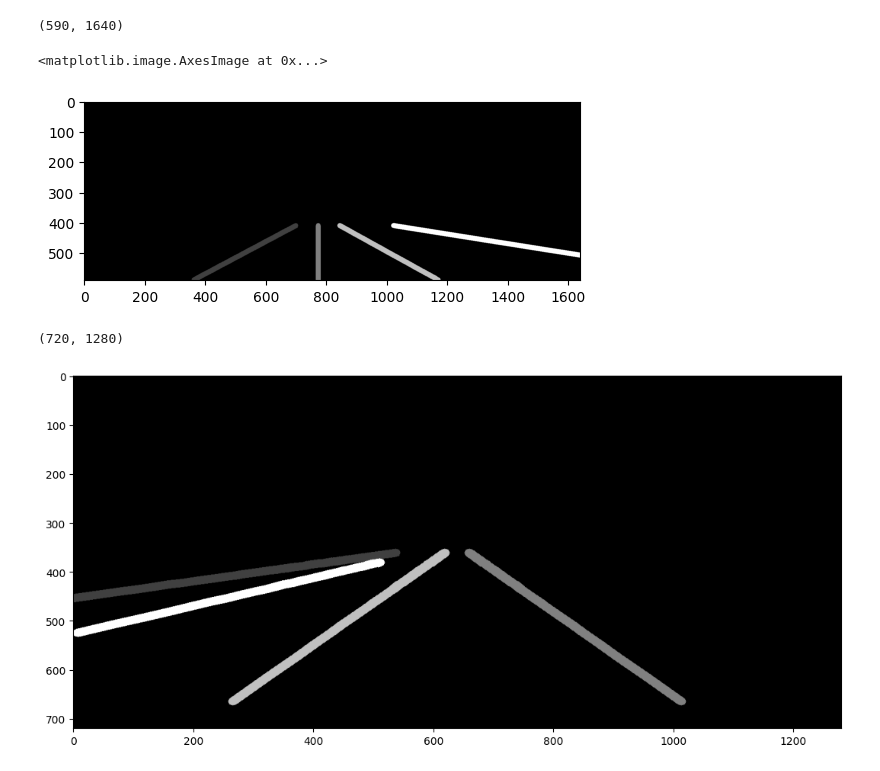
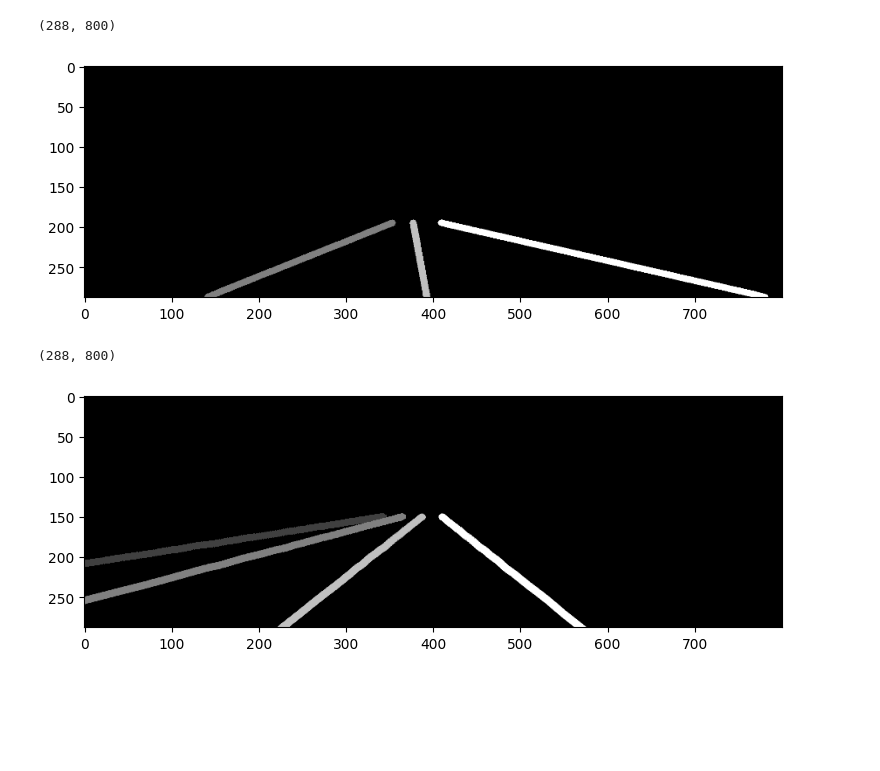
Before and after one commit to alexander-toch/lane-detection-e2e-attack, a Jupyter notebook: notebooks/culane.ipynb, the cells around one changed output. Cells and saved outputs as stored; diff of their text form; code cells hidden in the pictures; blank space fills up the shorter version.

```diff
--- a/notebooks/culane.ipynb
+++ b/notebooks/culane.ipynb
@@ -1,26 +1,28 @@
 # %%
 import numpy as np
 np.set_printoptions(threshold=np.inf)
 import cv2
 import matplotlib.pyplot as plt
 
-image = np.array(cv2.cvtColor(cv2.imread("culane_label.png"), cv2.COLOR_RGB2GRAY))
+image = np.array(cv2.cvtColor(cv2.imread("00630.png"), cv2.COLOR_RGB2GRAY))
+image = cv2.resize(image, (800, 288))
 
 print(image.shape)
 
-plt.imshow(image, 'gray',vmin=0,vmax=4)
+fig, ax = plt.subplots(figsize=(9, 3))
+ax.imshow(image, 'gray', vmin=0, vmax=4)
+ax.set_aspect('auto')
 # %% [output]
-(590, 1640)
+(288, 800)
-<matplotlib.image.AxesImage at 0x...>
-[figure, old version]
+[figure, new version]
 # %%
 
-image = np.array(cv2.cvtColor(cv2.imread("1_lanes.png"), cv2.COLOR_RGB2GRAY))
+image = np.array(cv2.cvtColor(cv2.imread("../camera_observations/training_data/resa_seed_1000/0_lanes.png"), cv2.COLOR_RGB2GRAY))
 
-fig, ax = plt.subplots(figsize=(13, 6))
+fig, ax = plt.subplots(figsize=(9, 3))
 ax.imshow(image, 'gray', vmin=0, vmax=4)
 ax.set_aspect('auto')
 print(image.shape)
 # %% [output]
-(720, 1280)
+(288, 800)
-[figure, old version]
+[figure, new version]
```
Also changed, not shown: parts of 1 cell of this notebook, 18 other files.
